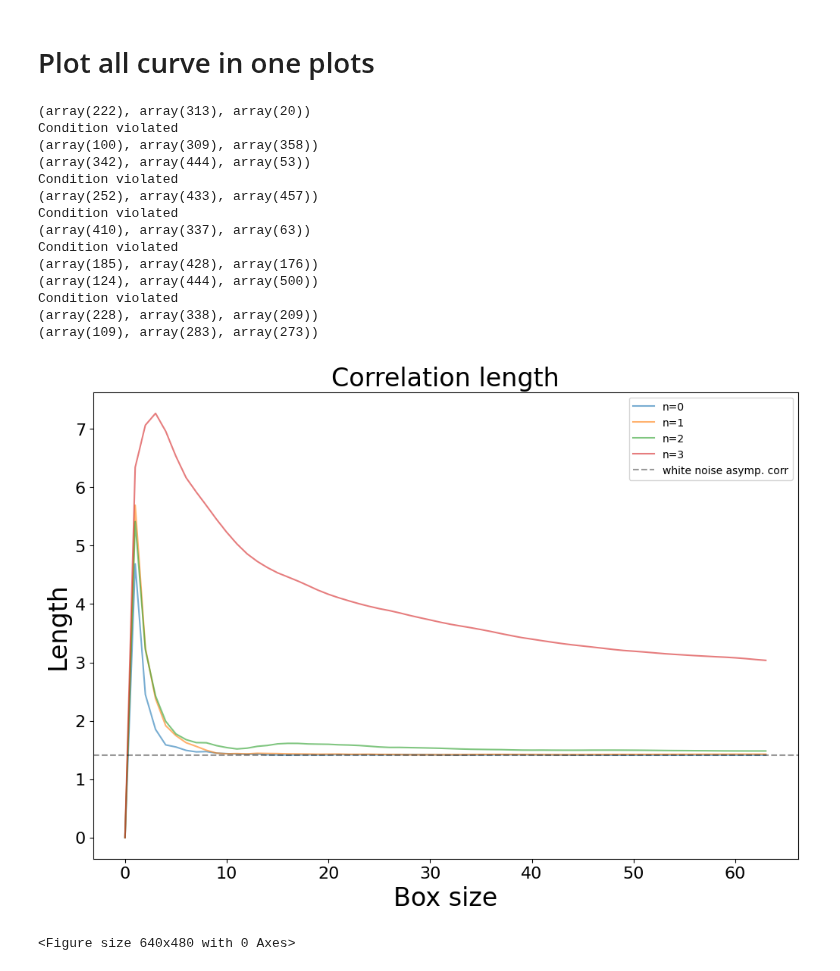
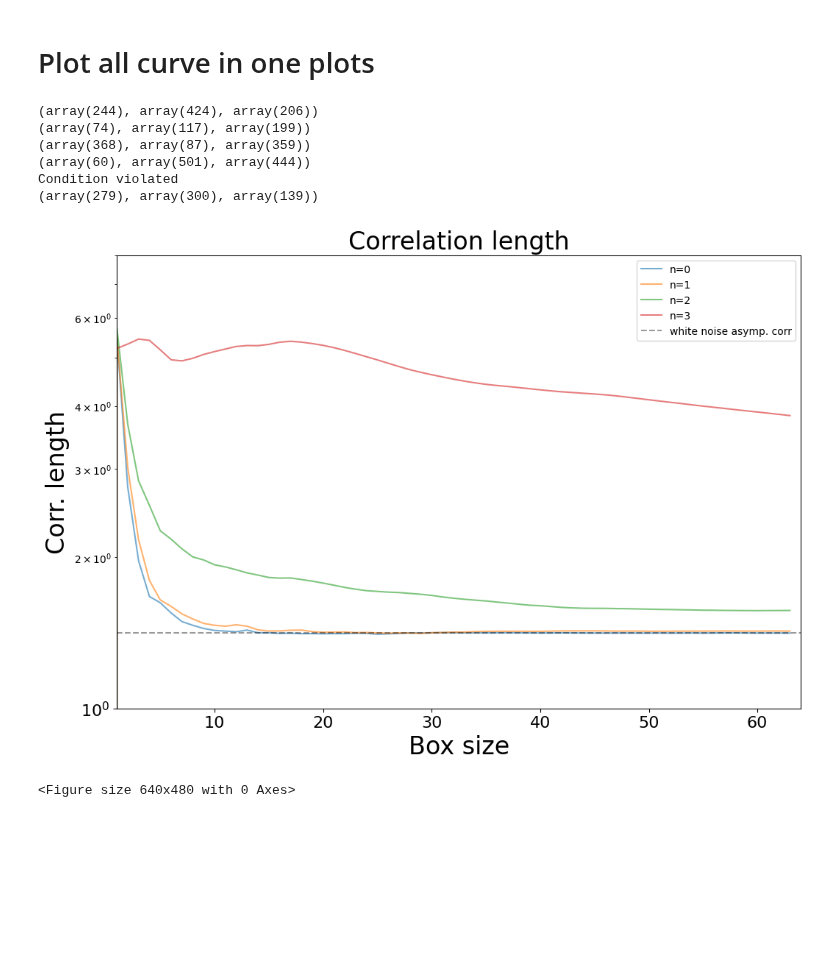
Before and after one commit to khchoi-physik/pbh_simulations, a Jupyter notebook: FEM_local.ipynb, the cells around one changed output. Drawn from its saved outputs; the diff is of its cells as text; code cells hidden in the pictures; blank space fills up the shorter version.

```diff
--- a/FEM_local.ipynb
+++ b/FEM_local.ipynb
@@ -385,49 +386,44 @@ for k_power in k_power_list:
 
                 dx_absmean_box = cp.asnumpy(cp.mean(  cp.abs(cdx_max_exprf) ) )
                 dy_absmean_box = cp.asnumpy(cp.mean(  cp.abs(cdy_max_exprf) ) )
                 dz_absmean_box = cp.asnumpy(cp.mean(  cp.abs(cdz_max_exprf) ) )
 
                 std_exprf_box.append(std_box)
                 # std_d_exprf_box.append((dx_std_box + dy_std_box + dz_std_box)/3)
                 # absmean_d_exprf_box.append((dx_absmean_box + dy_absmean_box + dz_absmean_box)/3)
                 # corr.append(std_box/((dx_std_box+ dy_std_box + dz_std_box)/3) )
                 std_d_exprf_box.append(dx_std_box)
                 absmean_d_exprf_box.append(dx_absmean_box)
-                corr.append(std_box/dx_std_box )
+                corr.append(np.abs(std_box/dx_std_box ))
 
             break
 
         else:
             print('Condition violated')
 
     plt.plot(np.arange(max_length),corr, label = f'n={k_power}', alpha=0.6 )
 
 
 
 plt.axhline(2/np.sqrt(2), c='black', label ='white noise asymp. corr', linestyle = '--', alpha=0.4)
 plt.title('Correlation length', fontsize = 24)
-plt.ylabel('Length', fontsize = 24)
+plt.ylabel('Corr. length', fontsize = 24)
 plt.xlabel('Box size', fontsize = 24)
 plt.xticks(fontsize = 16)
 plt.yticks(fontsize = 16)
+plt.xlim(1,64)
+plt.ylim(1e-0,8)
+plt.yscale('log')
 plt.legend()
 plt.savefig(f'corr_max_l_{max_length}.pdf', bbox_inches=None)
 # %% [output]
-(array(222), array(313), array(20))
+(array(244), array(424), array(206))
+(array(74), array(117), array(199))
+(array(368), array(87), array(359))
+(array(60), array(501), array(444))
 Condition violated
-(array(100), array(309), array(358))
-(array(342), array(444), array(53))
-Condition violated
-(array(252), array(433), array(457))
-Condition violated
-(array(410), array(337), array(63))
-Condition violated
-(array(185), array(428), array(176))
-(array(124), array(444), array(500))
-Condition violated
-(array(228), array(338), array(209))
-(array(109), array(283), array(273))
+(array(279), array(300), array(139))
-[figure, old version]
+[figure, new version]
 # %%
 # %% [output]
 <Figure size 640x480 with 0 Axes>
```
Also changed, not shown: parts of 1 cell of this notebook.
